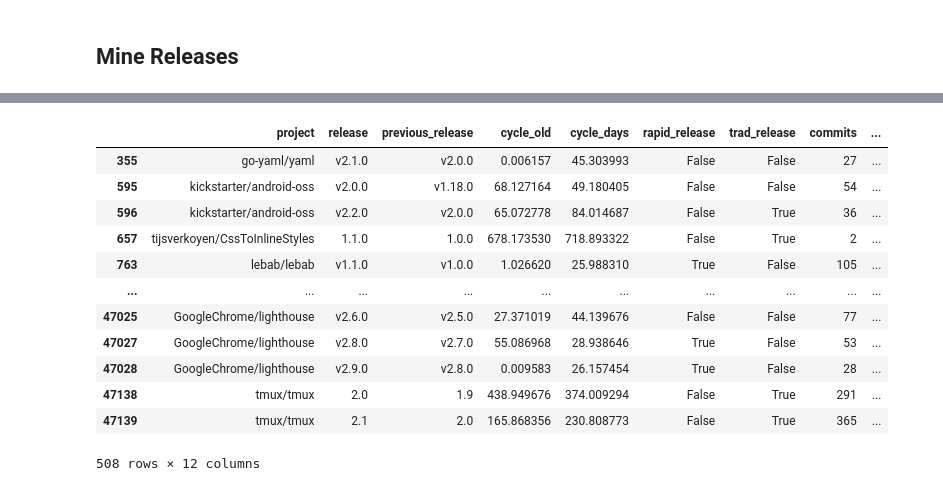
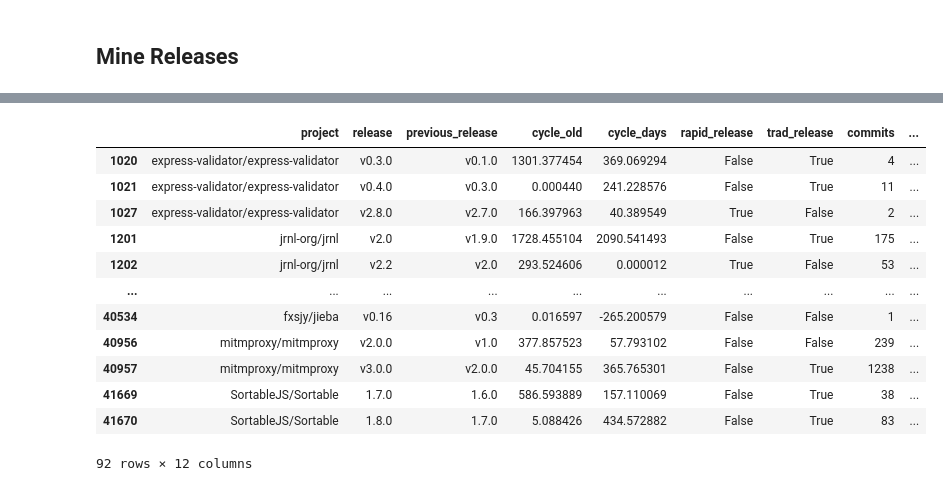
Before and after one commit to gems-uff/rapid-release-duration, a Jupyter notebook: src/20_mine_releases.ipynb, the cells around one changed output, grey strips where cells are left out. Drawn from its saved outputs; the diff is of its cells as text; code cells hidden in the pictures.

```diff
--- a/src/20_mine_releases.ipynb
+++ b/src/20_mine_releases.ipynb
@@ -80,27 +41,3 @@ def get_commits_in_advance(srelease):
-# %%
-def is_rapid_release(release):
-    if not release.commits:
-        return False
-    if not release.prev_main_release:
-        return False
-    days = delta2days(get_cycle(release))
-    if days <= 0:
-        return False
-    if days > RAPID_RELEASE_LIM:
-        return False
-    return True
-
-def is_trad_release(release):
-    if not release.commits:
-        return False
-    if not release.prev_main_release:
-        return False
-    days = delta2days(get_cycle(release))
-    if days <= 0:
-        return False
-    if days < TRAD_RELEASE_LIM:
-        return False
-    return True
 # %%
 def mine(name: str) -> releasy.Project:
     elapsed_time = datetime.datetime.now()
@@ -240,16 +175,16 @@ releases.to_csv(DATA_PATH / '20_releases.csv', index=False)
 # %%
-releases.query('abs(cycle_old - cycle_days) > 10')
+releases.query('abs(cycle_old - cycle_days) > 100')
 # %% [output]
 |  | project | release | previous_release | cycle_old | cycle_days | rapid_release | trad_release | commits | ... |
-| 355 | go-yaml/yaml | v2.1.0 | v2.0.0 | 0.006157 | 45.303993 | False | False | 27 | ... |
-| 595 | kickstarter/android-oss | v2.0.0 | v1.18.0 | 68.127164 | 49.180405 | False | False | 54 | ... |
-| 596 | kickstarter/android-oss | v2.2.0 | v2.0.0 | 65.072778 | 84.014687 | False | True | 36 | ... |
-| 657 | tijsverkoyen/CssToInlineStyles | 1.1.0 | 1.0.0 | 678.173530 | 718.893322 | False | True | 2 | ... |
-| 763 | lebab/lebab | v1.1.0 | v1.0.0 | 1.026620 | 25.988310 | True | False | 105 | ... |
+| 1020 | express-validator/express-validator | v0.3.0 | v0.1.0 | 1301.377454 | 369.069294 | False | True | 4 | ... |
+| 1021 | express-validator/express-validator | v0.4.0 | v0.3.0 | 0.000440 | 241.228576 | False | True | 11 | ... |
+| 1027 | express-validator/express-validator | v2.8.0 | v2.7.0 | 166.397963 | 40.389549 | True | False | 2 | ... |
+| 1201 | jrnl-org/jrnl | v2.0 | v1.9.0 | 1728.455104 | 2090.541493 | False | True | 175 | ... |
+| 1202 | jrnl-org/jrnl | v2.2 | v2.0 | 293.524606 | 0.000012 | True | False | 53 | ... |
 | ... | ... | ... | ... | ... | ... | ... | ... | ... | ... |
-| 47025 | GoogleChrome/lighthouse | v2.6.0 | v2.5.0 | 27.371019 | 44.139676 | False | False | 77 | ... |
-| 47027 | GoogleChrome/lighthouse | v2.8.0 | v2.7.0 | 55.086968 | 28.938646 | True | False | 53 | ... |
-| 47028 | GoogleChrome/lighthouse | v2.9.0 | v2.8.0 | 0.009583 | 26.157454 | True | False | 28 | ... |
-| 47138 | tmux/tmux | 2.0 | 1.9 | 438.949676 | 374.009294 | False | True | 291 | ... |
-| 47139 | tmux/tmux | 2.1 | 2.0 | 165.868356 | 230.808773 | False | True | 365 | ... |
+| 40534 | fxsjy/jieba | v0.16 | v0.3 | 0.016597 | -265.200579 | False | False | 1 | ... |
+| 40956 | mitmproxy/mitmproxy | v2.0.0 | v1.0 | 377.857523 | 57.793102 | False | False | 239 | ... |
+| 40957 | mitmproxy/mitmproxy | v3.0.0 | v2.0.0 | 45.704155 | 365.765301 | False | True | 1238 | ... |
+| 41669 | SortableJS/Sortable | 1.7.0 | 1.6.0 | 586.593889 | 157.110069 | False | True | 38 | ... |
+| 41670 | SortableJS/Sortable | 1.8.0 | 1.7.0 | 5.088426 | 434.572882 | False | True | 83 | ... |
-508 rows × 12 columns
+92 rows × 12 columns
```
Also changed, not shown: parts of 13 cells of this notebook, 8 other files.
